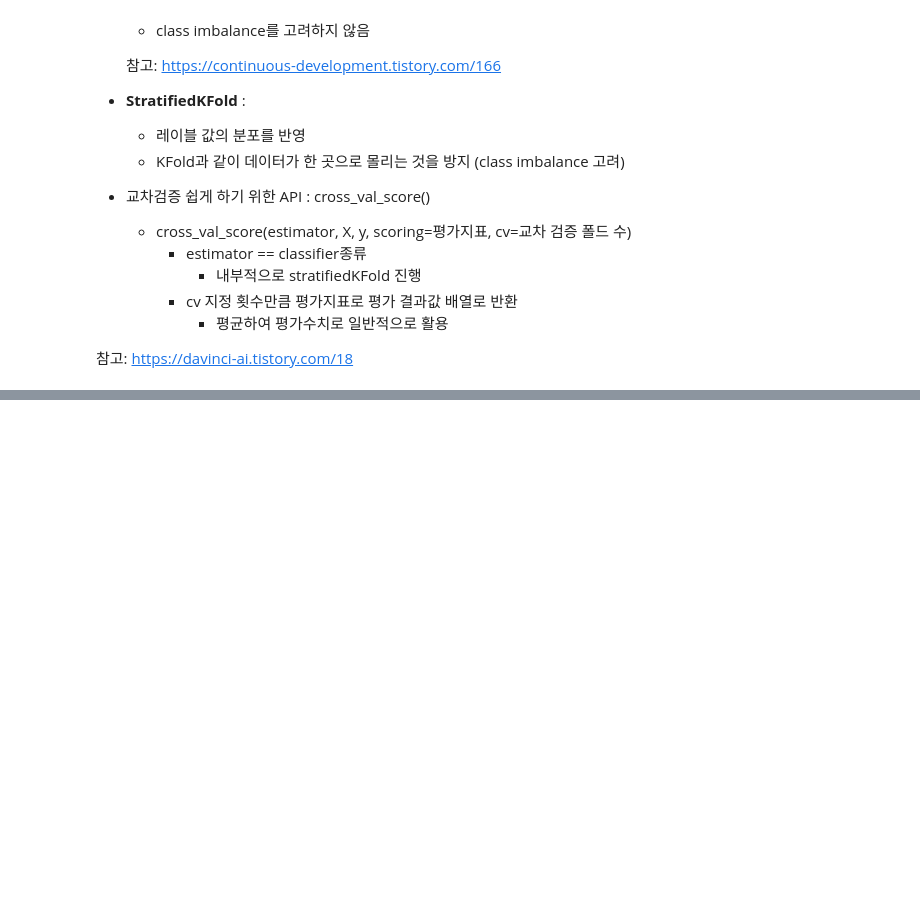
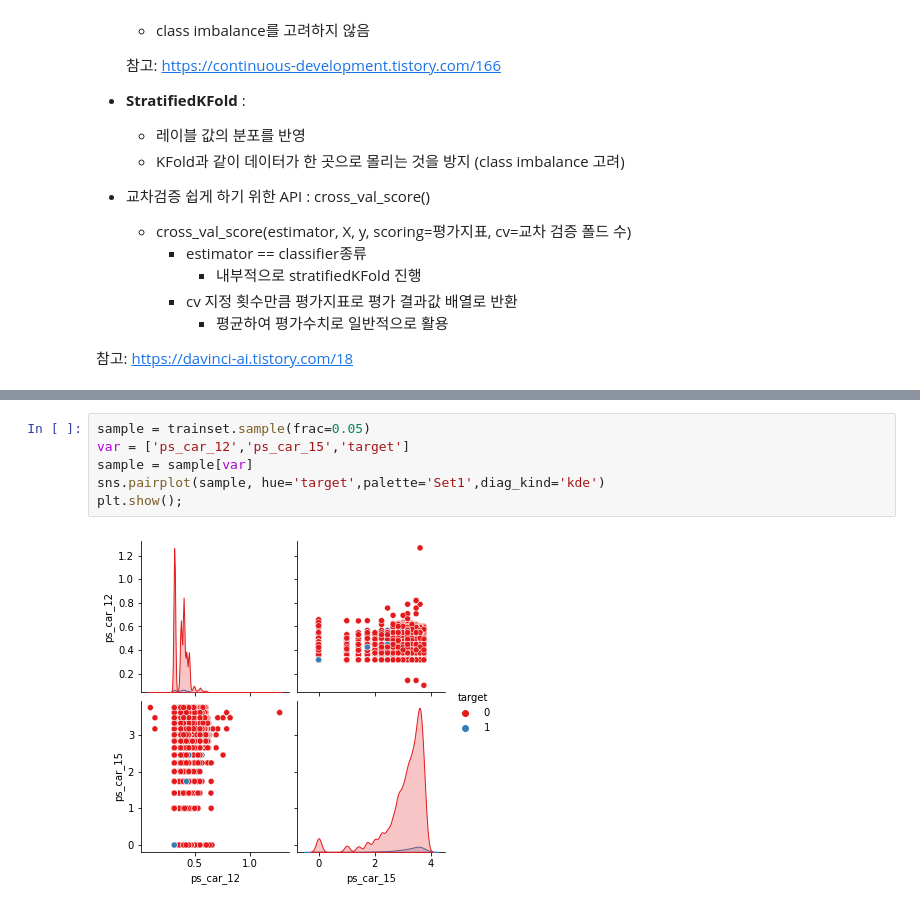
Before and after one commit to MinsooKwak/Kaggle_note, a Jupyter notebook: Data_science/porto_seguro's_safe_driver_prediction.ipynb, the cells around one changed output, grey strips where cells are left out. Drawn from its saved outputs; the diff is of its cells as text; blank space fills up the shorter version.

```diff
--- a/Data_science/porto_seguro's_safe_driver_prediction.ipynb
+++ b/Data_science/porto_seguro's_safe_driver_prediction.ipynb
@@ -304,0 +517,8 @@ SelectFromModel 참고 : https://woolulu.tistory.com/66
+# %%
+sample = trainset.sample(frac=0.05)
+var = ['ps_car_12','ps_car_15','target']
+sample = sample[var]
+sns.pairplot(sample, hue='target',palette='Set1',diag_kind='kde')
+plt.show();
+# %% [output]
+[figure, added]
```
Also changed, not shown: parts of 24 cells of this notebook.
